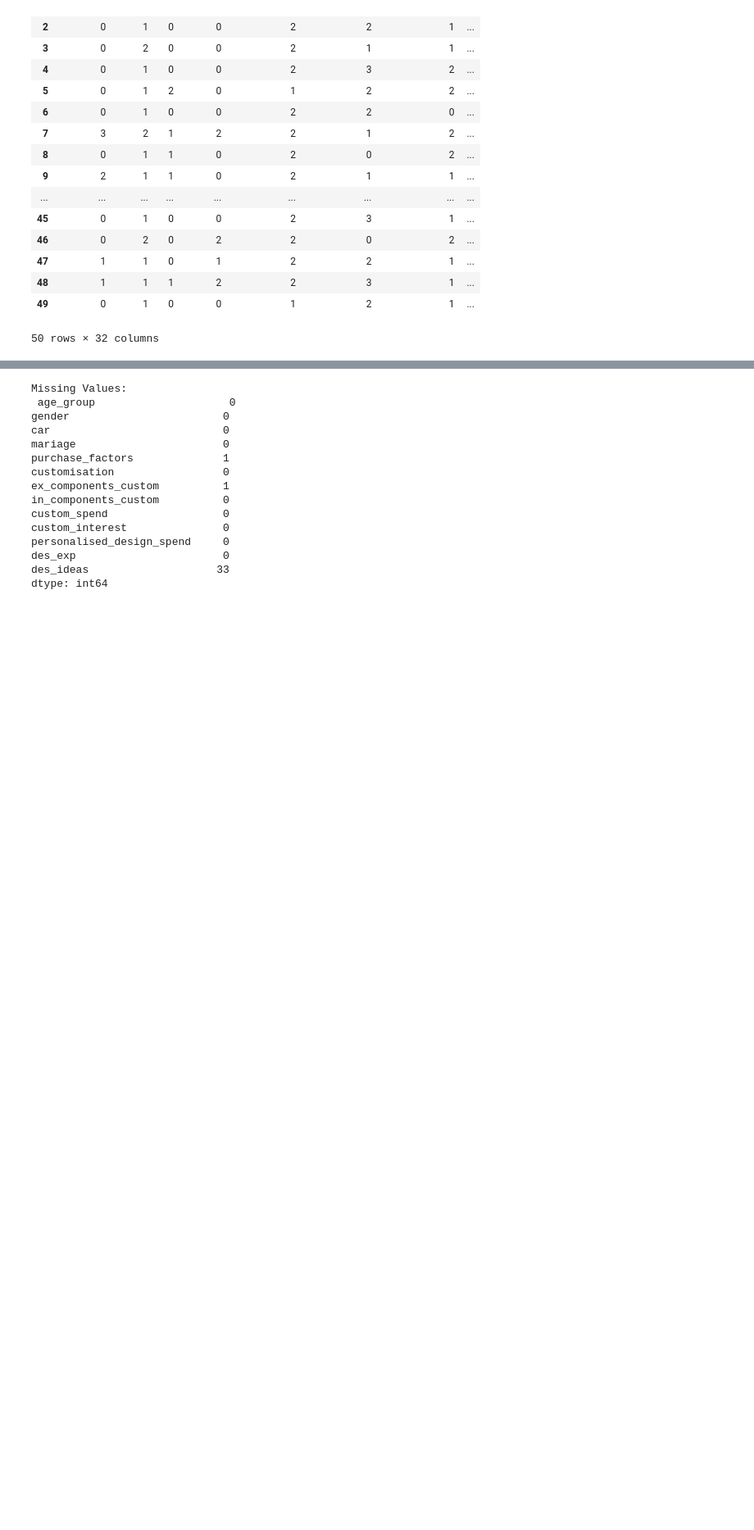
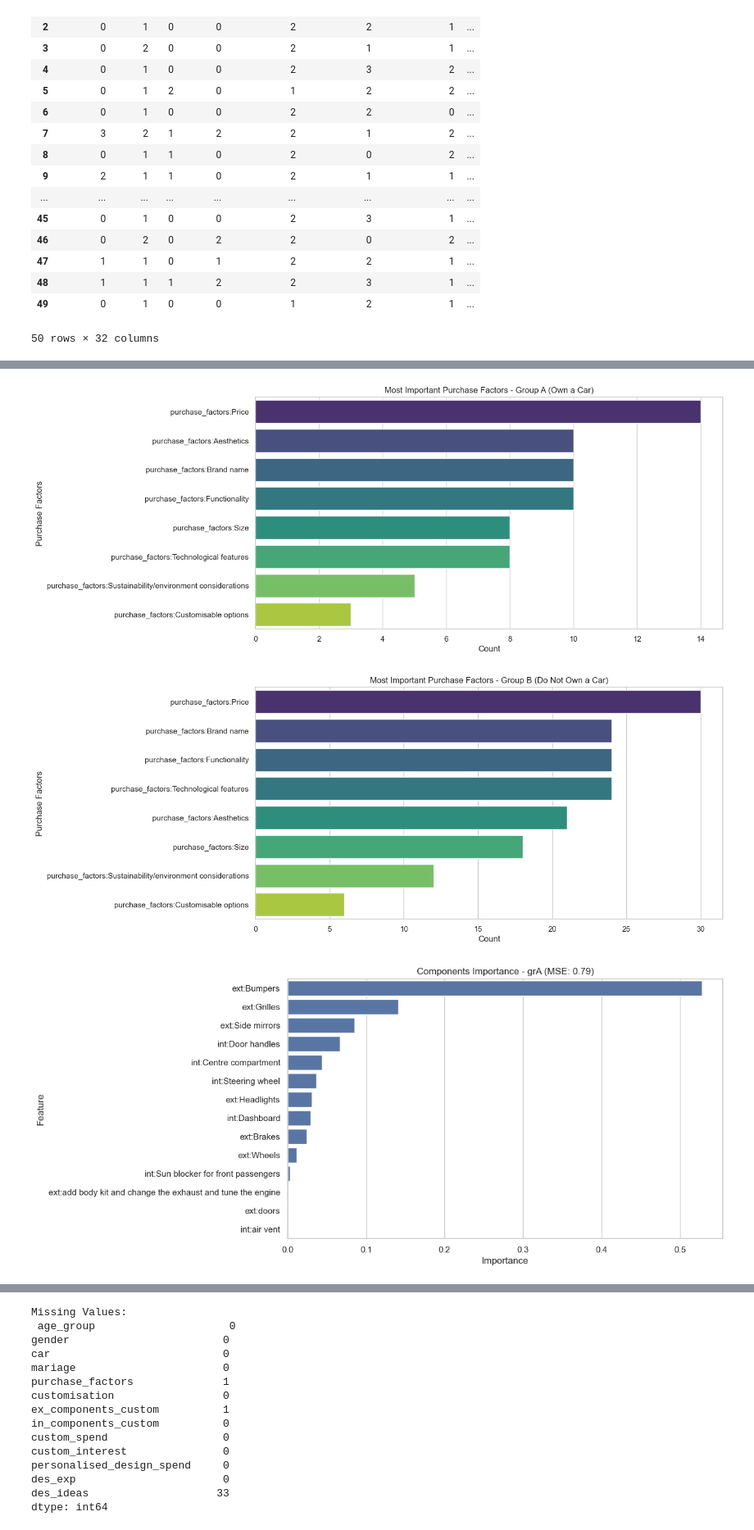
Before and after one commit to bentjh01/MA4829_Machine_Intelligence, a Jupyter notebook: data_exploration.ipynb, the cells around one changed output, grey strips where cells are left out. Shown at 82% size. Saved outputs shown, nothing was run; the diff lists cells and outputs as text; code cells hidden in the pictures; blank space fills up the shorter version.

```diff
--- a/data_exploration.ipynb
+++ b/data_exploration.ipynb
@@ -233,0 +317,66 @@ encoded_df
+# %%
+from sklearn.model_selection import train_test_split
+from sklearn.ensemble import RandomForestRegressor
+from sklearn.metrics import mean_squared_error
+
+# grA (own at least 1 car) and grB (do not own a car)
+grA = encoded_df[encoded_df['car'] > 0]
+grB = encoded_df[encoded_df['car'] == 0]
+
+def important_factors(group_df, title):
+    purchase_cols = [col for col in group_df.columns if 'purchase' in col]
+    purchase_counts = group_df[purchase_cols].sum().sort_values(ascending=False)
+
+    plt.figure(figsize=(12, 6))
+    sns.barplot(x=purchase_counts.values, y=purchase_counts.index, hue=purchase_counts.index, palette='viridis')
+    plt.title(f'Most Important Purchase Factors - {title}')
+    plt.xlabel('Count')
+    plt.ylabel('Purchase Factors')
+    plt.show()
+
+important_factors(grA, 'Group A (Own a Car)')
+
+important_factors(grB, 'Group B (Do Not Own a Car)')
+
+# importance of interior and exterior components for customization spend
+def analyze_components_importance(group_df, title):
+    components_cols = [
+        'ext:Brakes', 'ext:Bumpers', 'ext:Grilles', 'ext:Headlights', 'ext:Side mirrors',
+        'ext:Wheels', 'ext:add body kit and change the exhaust and tune the engine',
+        'ext:doors', 'int:Centre compartment', 'int:Dashboard', 'int:Door handles',
+        'int:Steering wheel', 'int:Sun blocker for front passengers', 'int:air vent'
+    ]
+
+    # Separate features X and target y
+    X = group_df[components_cols]
+    y = group_df['custom_spend']
+
+    X_train, X_test, y_train, y_test = train_test_split(X, y, test_size=0.2, random_state=42)
+
+    # RandomForestRegressor model
+    model = RandomForestRegressor(random_state=42)
+    model.fit(X_train, y_train)
+
+    # Predict
+    y_pred = model.predict(X_test)
+
+    mse = mean_squared_error(y_test, y_pred)
+
+    # Feature importance
+    feature_importance = model.feature_importances_
+
+    # visualize feature importance
+    importance_df = pd.DataFrame({'Feature': components_cols, 'Importance': feature_importance})
+
+    plt.figure(figsize=(10, 6))
+    sns.barplot(x='Importance', y='Feature', data=importance_df.sort_values(by='Importance', ascending=False))
+    plt.title(f'Components Importance - {title} (MSE: {mse:.2f})')
+    plt.show()
+
+analyze_components_importance(grA, 'grA')
+
+analyze_components_importance(grB, 'grB')
+# %% [output]
+[figure, added]
+[figure, added]
+[figure, added]
```
Also changed, not shown: parts of 2 cells of this notebook.
